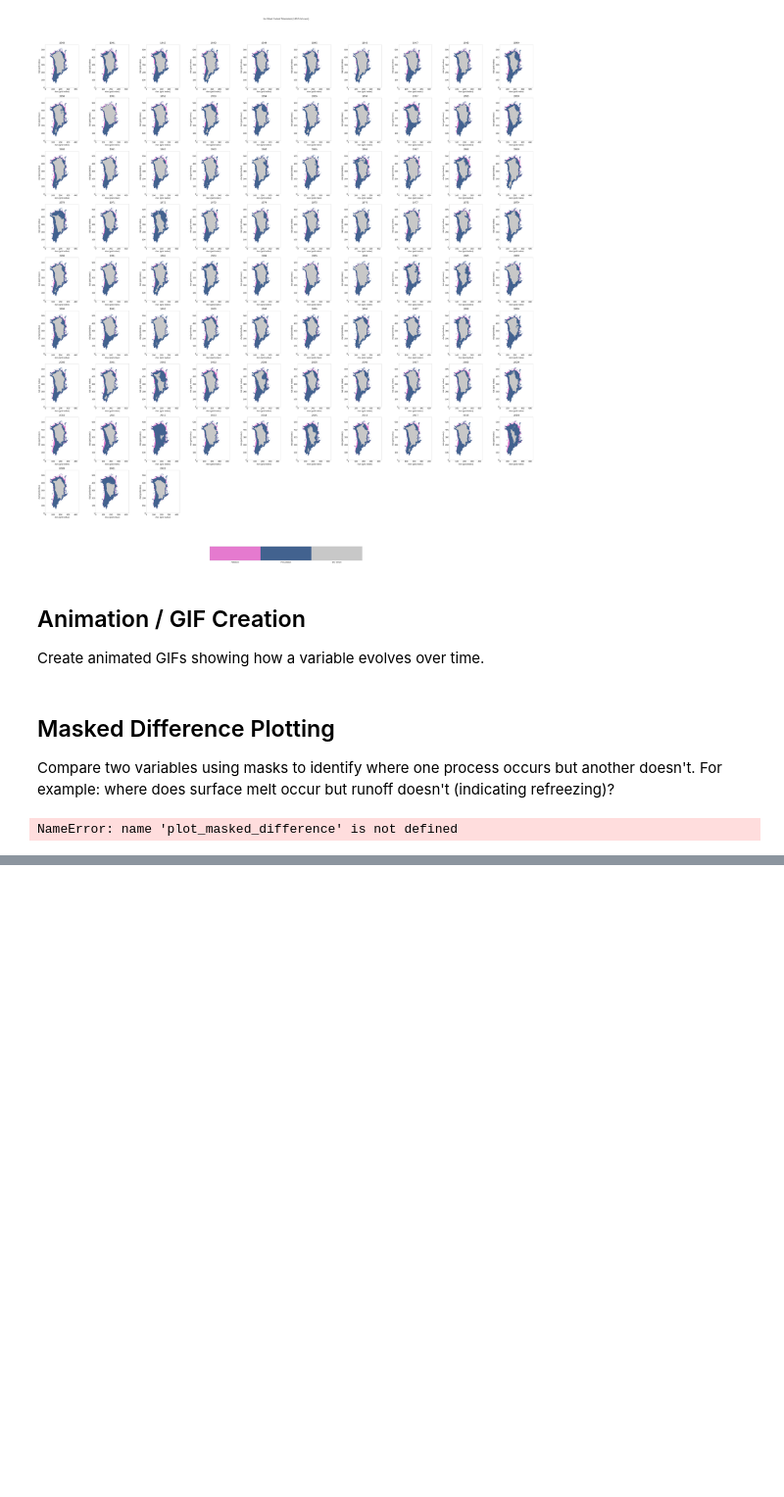
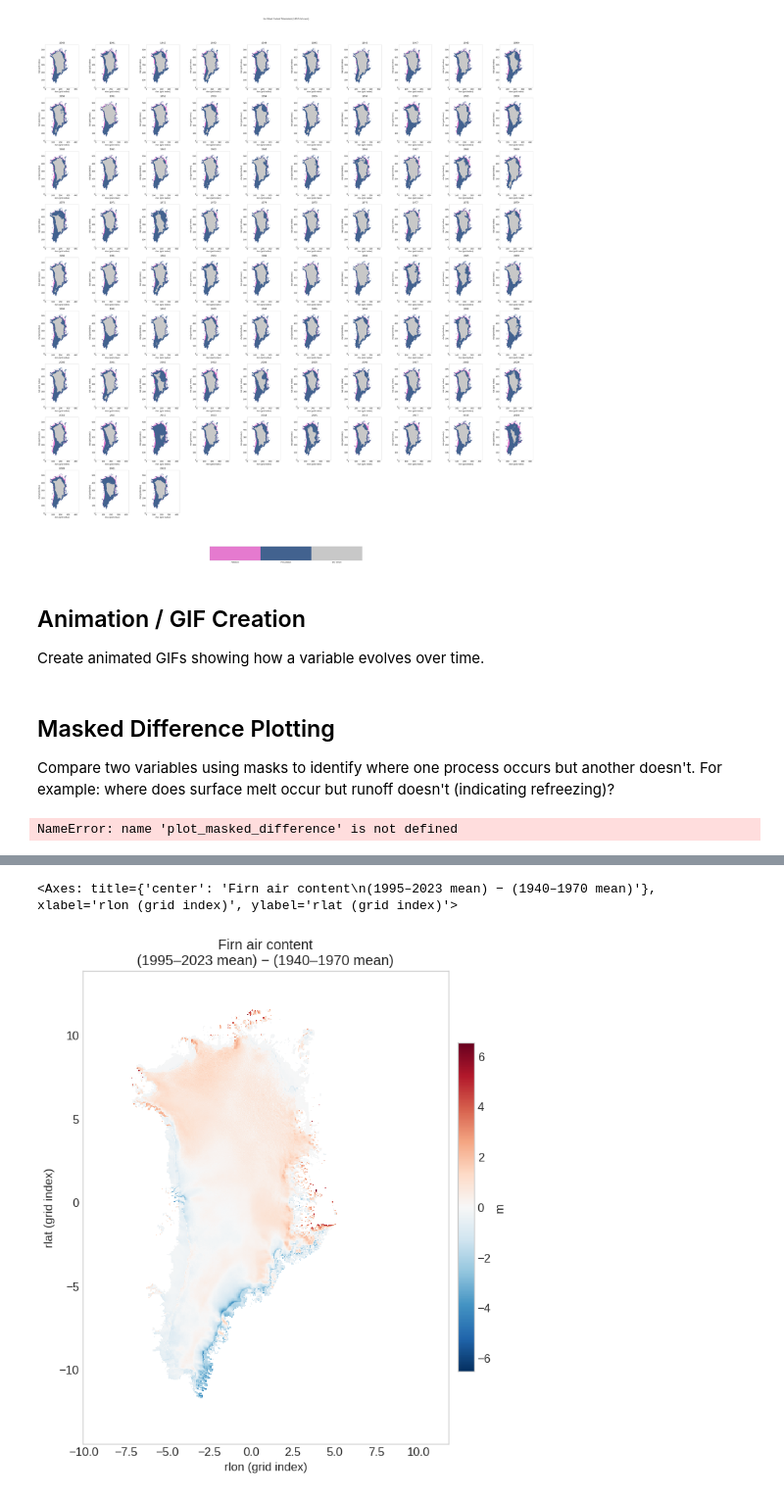
Before and after one commit to IMAU-ice-and-climate/IMAU-FDM, a Jupyter notebook: post-process/visualization/visualize_maps.ipynb, the cells around one changed output, grey strips where cells are left out. Shown at 98% size. Cells and saved outputs as stored; diff of their text form; code cells hidden in the pictures; blank space fills up the shorter version.

```diff
--- a/post-process/visualization/visualize_maps.ipynb
+++ b/post-process/visualization/visualize_maps.ipynb
@@ -204,0 +197,5 @@ plt.show()
+# %%
+plot_temporal_mean_difference(ds, 'FirnAir', (1940, 1970), (1995, 2023))
+# %% [output]
+<Axes: title={'center': 'Firn air content\n(1995–2023 mean) − (1940–1970 mean)'}, xlabel='rlon (grid index)', ylabel='rlat (grid index)'>
+[figure, added]
```
Also changed, not shown: parts of 6 cells of this notebook, 8 other files.
